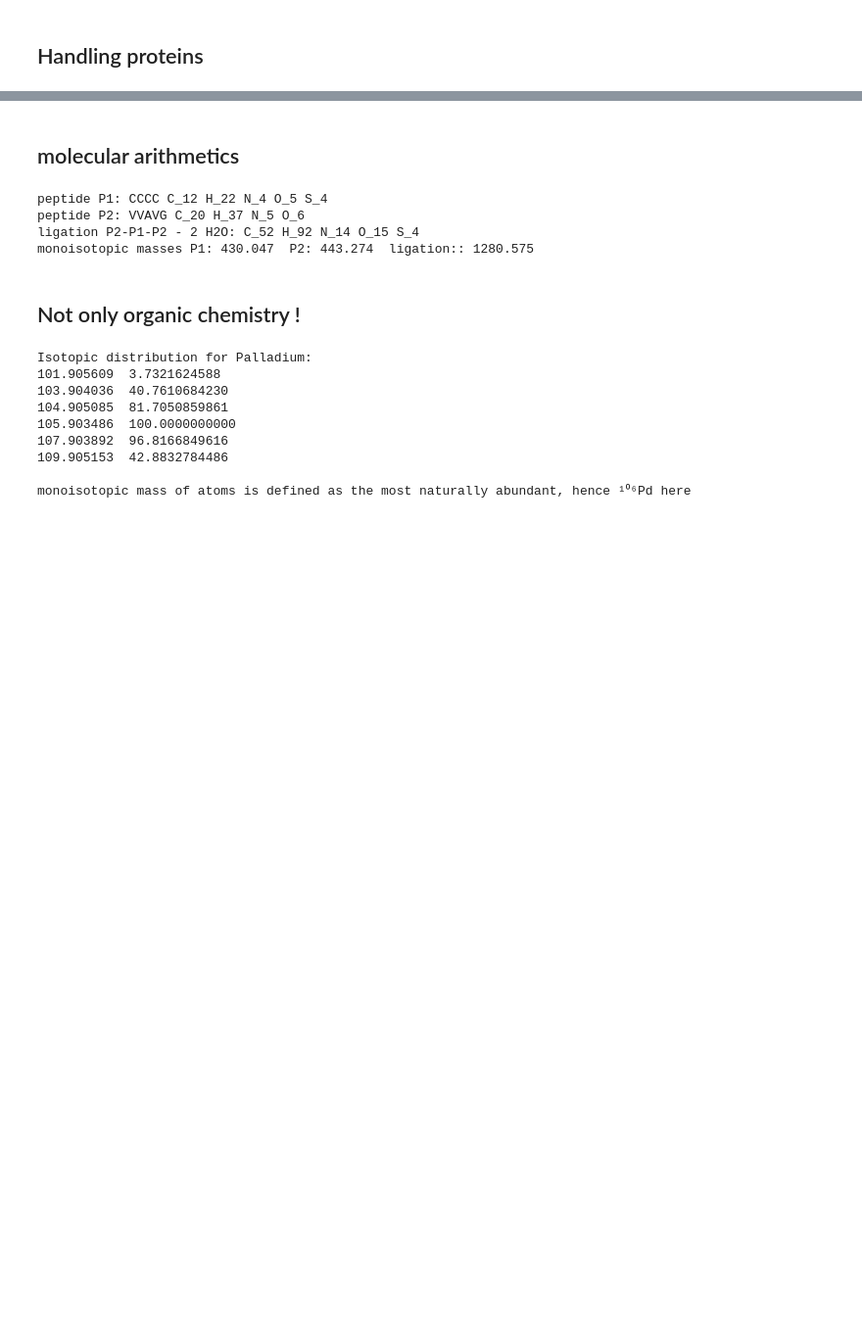
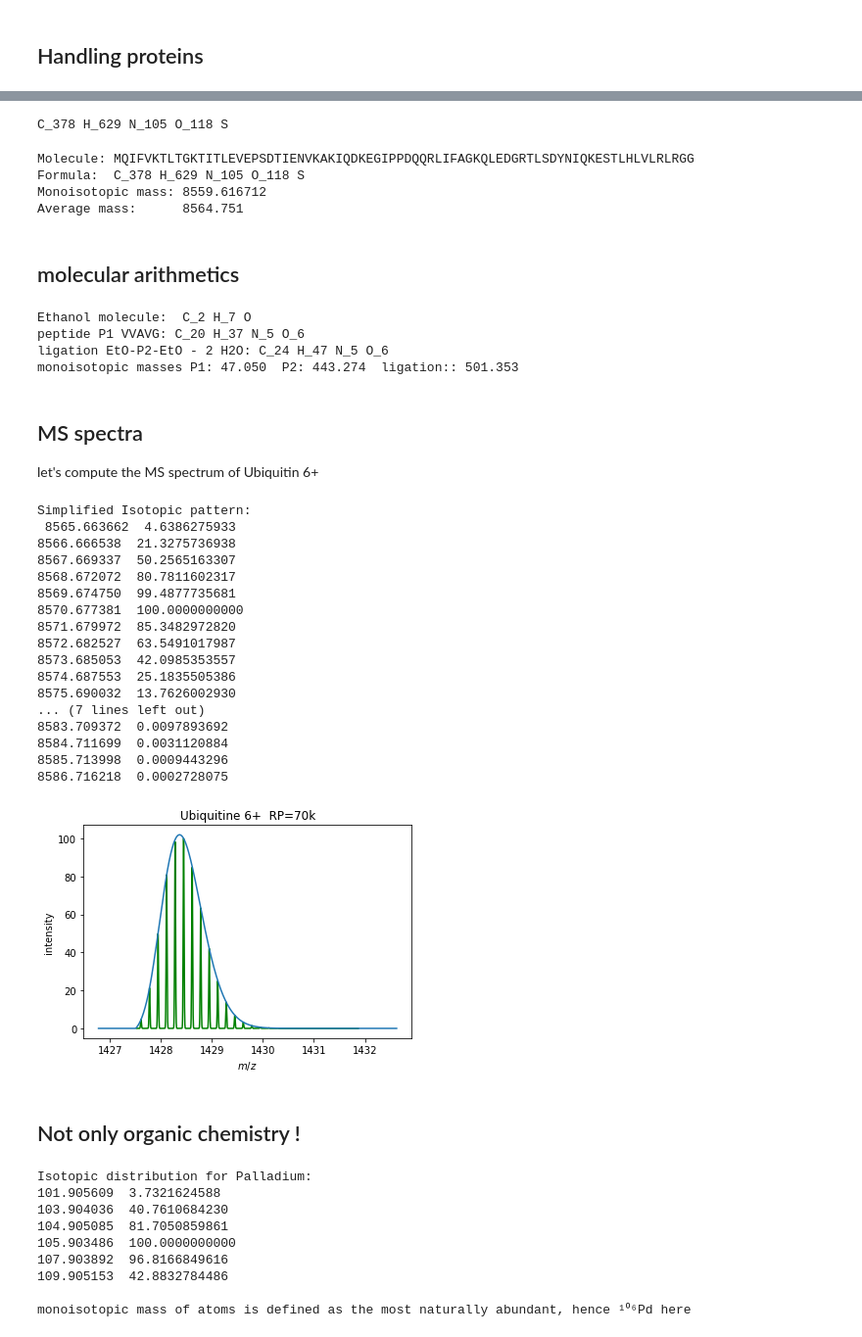
Before and after one commit to delsuc/isotope, a Jupyter notebook: Demo.ipynb, the cells around one changed output, grey strips where cells are left out. Shown at 98% size. Saved outputs shown, nothing was run; the diff lists cells and outputs as text; code cells hidden in the pictures; blank space fills up the shorter version.

```diff
--- a/Demo.ipynb
+++ b/Demo.ipynb
@@ -57,19 +29,68 @@ Simplified Isotopic pattern:
+# %%
+ubi = "MQIFVKTLTGKTITLEVEPSDTIENVKAKIQDKEGIPPDQQRLIFAGKQLEDGRTLSDYNIQKESTLHLVLRLRGG" # ubiquitine
+iso.parse_peptide(ubi)
+# %% [output]
+C_378 H_629 N_105 O_118 S
+# %%
+fubi = iso.parse_peptide( ubi )
+print("""
+Molecule: {0}
+Formula:  {1}
+Monoisotopic mass: {2:.6f}
+Average mass:      {3:.3f}
+""".format(ubi, fubi, fubi.monoisotop(), fubi.average()))
+# %% [output]
+Molecule: MQIFVKTLTGKTITLEVEPSDTIENVKAKIQDKEGIPPDQQRLIFAGKQLEDGRTLSDYNIQKESTLHLVLRLRGG
+Formula:  C_378 H_629 N_105 O_118 S
+Monoisotopic mass: 8559.616712
+Average mass:      8564.751
 # %% [markdown]
 ## molecular arithmetics
 # %%
-form1 = iso.parse_peptide("CCCC")
+form1 = iso.parse_formula("CH3 CH3 OH")
 form2 = iso.parse_peptide("VVAVG")
-print("peptide P1: CCCC", form1)
-print("peptide P2: VVAVG", form2)
+print("Ethanol molecule: ", form1)
+print("peptide P1 VVAVG:", form2)
 # you can do formula arithmetics
-somme = form1 + 2*form2 - 2*iso.parse_formula("H2O")
-print("ligation P2-P1-P2 - 2 H2O:", somme)
+somme = 2*form1 + form2 - 2*iso.parse_formula("H2O")   #  addition, substraction and multiplication are supported
+print("ligation EtO-P2-EtO - 2 H2O:", somme)
 print ("monoisotopic masses P1: %.3f  P2: %.3f  ligation:: %.3f"%(form1.monoisotop(), form2.monoisotop(), somme.monoisotop()))
 # %% [output]
-peptide P1: CCCC C_12 H_22 N_4 O_5 S_4
-peptide P2: VVAVG C_20 H_37 N_5 O_6
-ligation P2-P1-P2 - 2 H2O: C_52 H_92 N_14 O_15 S_4
-monoisotopic masses P1: 430.047  P2: 443.274  ligation:: 1280.575
+Ethanol molecule:  C_2 H_7 O
+peptide P1 VVAVG: C_20 H_37 N_5 O_6
+ligation EtO-P2-EtO - 2 H2O: C_24 H_47 N_5 O_6
+monoisotopic masses P1: 47.050  P2: 443.274  ligation:: 501.353
+# %% [markdown]
+## MS spectra
+let's compute the MS spectrum of Ubiquitin 6+
+# %%
+fubi6 = fubi + iso.parse_formula('H6')   # we assume positive H+ ionisation
+D = fubi6.distribution()
+print ("Simplified Isotopic pattern:\n",D,"\n")
+# draw at Resolving Power = 70k
+D.draw(charge=6, RP=70000)
+# draw at very low res
+D.draw_lowres(charge=6)
+plt.title("Ubiquitine 6+  RP=70k");
+# %% [output]
+Simplified Isotopic pattern:
+ 8565.663662  4.6386275933
+8566.666538  21.3275736938
+8567.669337  50.2565163307
+8568.672072  80.7811602317
+8569.674750  99.4877735681
+8570.677381  100.0000000000
+8571.679972  85.3482972820
+8572.682527  63.5491017987
+8573.685053  42.0985353557
+8574.687553  25.1835505386
+8575.690032  13.7626002930
+... (7 lines left out)
+8583.709372  0.0097893692
+8584.711699  0.0031120884
+8585.713998  0.0009443296
+8586.716218  0.0002728075
+[figure, added]
 # %% [markdown]
 ##     Not only organic chemistry !
 # %%
```
Also changed, not shown: parts of 13 cells of this notebook, 1 other file.
